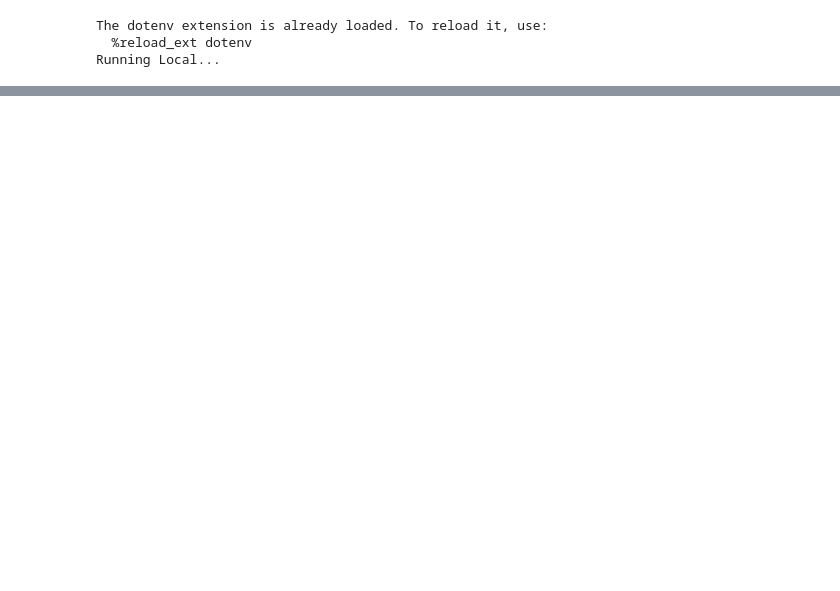
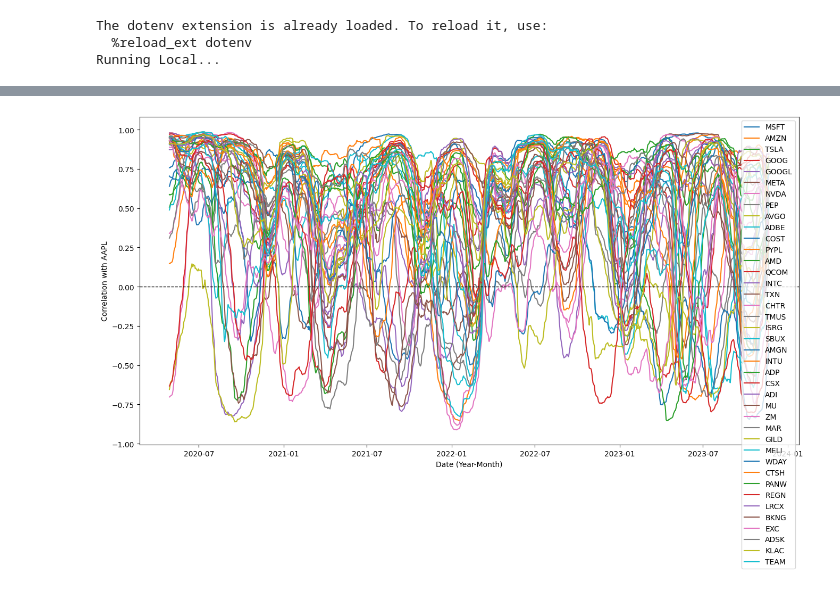
Before and after one commit to adamd1985/quant_research, a Jupyter notebook: startarb-quant.ipynb, the cells around one changed output, grey strips where cells are left out. Cells and saved outputs as stored; diff of their text form; code cells hidden in the pictures; blank space fills up the shorter version.

```diff
--- a/startarb-quant.ipynb
+++ b/startarb-quant.ipynb
@@ -78,0 +75,21 @@ plt.show()
+# %%
+TARGET = "AAPL"
+MA_WINDOW = 20
+ARB_WINDOW = 80
+
+plt.figure(figsize=(16, 8))
+
+for ticker in tickers:
+    if ticker == TARGET:
+        continue
+
+    corr_ts = graph_df[ticker].rolling(ARB_WINDOW).corr(graph_df[TARGET])
+    plt.plot(graph_df.index, corr_ts, label=ticker)
+
+plt.axhline(0, color='black', linestyle='--', linewidth=1)  # Add horizontal line at correlation 0
+plt.xlabel("Date (Year-Month)")
+plt.ylabel("Correlation with AAPL")
+plt.legend()
+plt.show()
+# %% [output]
+[figure, added]
```
Also changed, not shown: parts of 8 cells of this notebook.
